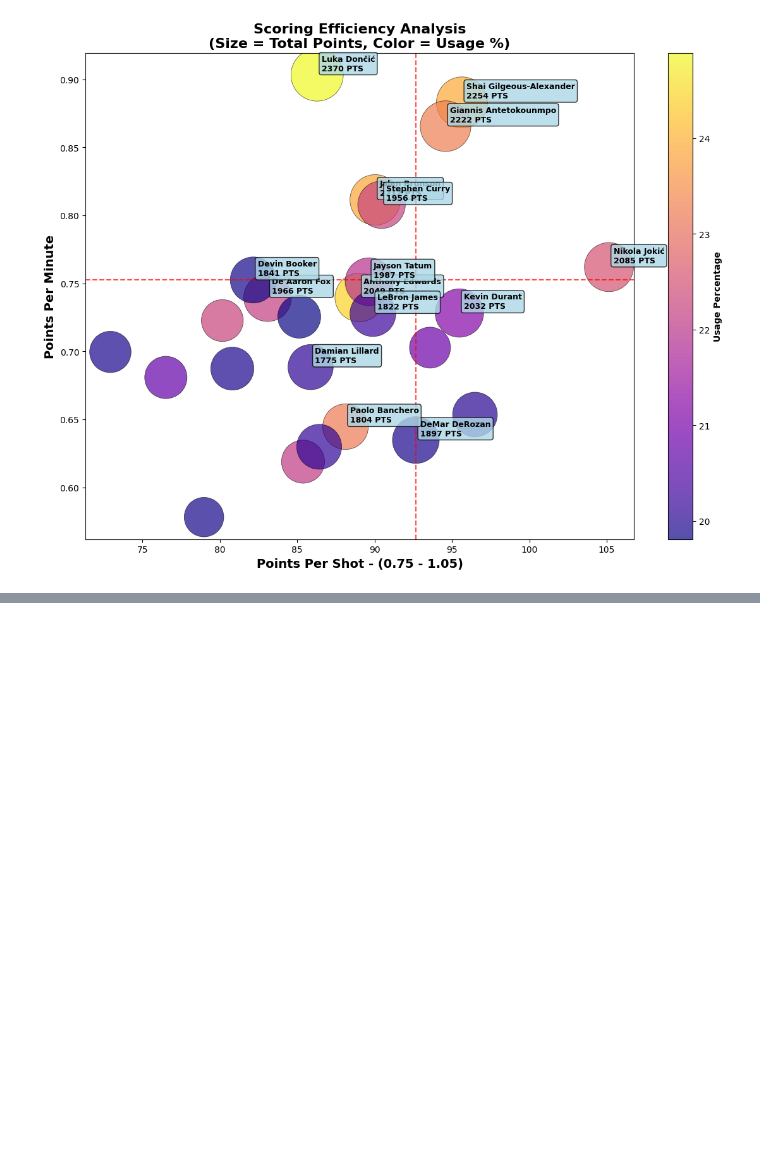
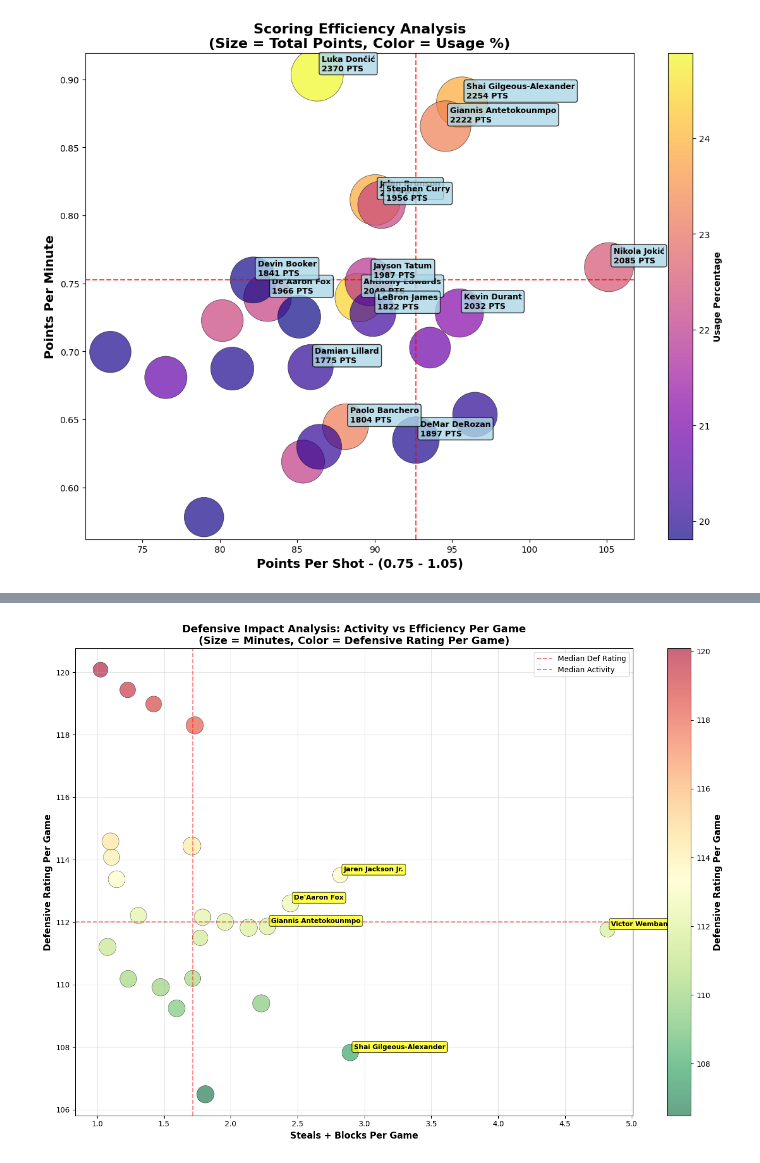
Before and after one commit to spon7ge/NBA-Rising-Stars-2023-24, a Jupyter notebook: file.ipynb, the cells around one changed output, grey strips where cells are left out. Cells and saved outputs as stored; diff of their text form; code cells hidden in the pictures; blank space fills up the shorter version.

```diff
--- a/file.ipynb
+++ b/file.ipynb
@@ -299,0 +325,51 @@ plt.show()
+# %%
+plt.figure(figsize=(14, 10))
+
+min_games = 25
+defensive_data = res[res['GP'] >= min_games].copy()
+
+# Calculate defensive stats per game
+defensive_data['STL_PG'] = defensive_data['STL'] / defensive_data['GP']
+defensive_data['BLK_PG'] = defensive_data['BLK'] / defensive_data['GP']
+defensive_data['COMBINED_DEF'] = defensive_data['STL_PG'] + defensive_data['BLK_PG']
+defensive_data['DEF_RATING_PG'] = defensive_data['E_DEF_RATING'] / defensive_data['GP']  # Per game defensive rating
+
+colors = defensive_data['DEF_RATING_PG']
+sizes = defensive_data['MIN']
+
+scatter = plt.scatter(
+    defensive_data['COMBINED_DEF'],
+    defensive_data['DEF_RATING_PG'],
+    c=colors,
+    s=sizes/5,
+    alpha=0.6,
+    cmap='RdYlGn_r',
+    edgecolors='black',
+    linewidth=0.5
+)
+
+cbar = plt.colorbar(scatter)
+cbar.set_label('Defensive Rating Per Game', fontsize=12, fontweight='bold')
+
+plt.xlabel('Steals + Blocks Per Game', fontsize=12, fontweight='bold')
+plt.ylabel('Defensive Rating Per Game', fontsize=12, fontweight='bold')
+plt.title('Defensive Impact Analysis: Activity vs Efficiency Per Game\n(Size = Minutes, Color = Defensive Rating Per Game)',
+          fontsize=14, fontweight='bold')
+
+plt.grid(True, alpha=0.3)
+plt.axhline(y=defensive_data['DEF_RATING_PG'].median(), color='red', linestyle='--', alpha=0.5, label='Median Def Rating')
+plt.axvline(x=defensive_data['COMBINED_DEF'].median(), color='red', linestyle='--', alpha=0.5, label='Median Activity')
+
+top_defenders = defensive_data.nlargest(5, 'COMBINED_DEF')
+for idx, row in top_defenders.iterrows():
+    plt.annotate(row['PLAYER_NAME'],
+                (row['COMBINED_DEF'], row['DEF_RATING_PG']),
+                xytext=(5, 5), textcoords='offset points',
+                fontsize=9, fontweight='bold',
+                bbox=dict(boxstyle='round,pad=0.3', facecolor='yellow', alpha=0.7))
+
+plt.legend()
+plt.tight_layout()
+plt.show()
+# %% [output]
+[figure, added]
```
Also changed, not shown: parts of 14 cells of this notebook.
